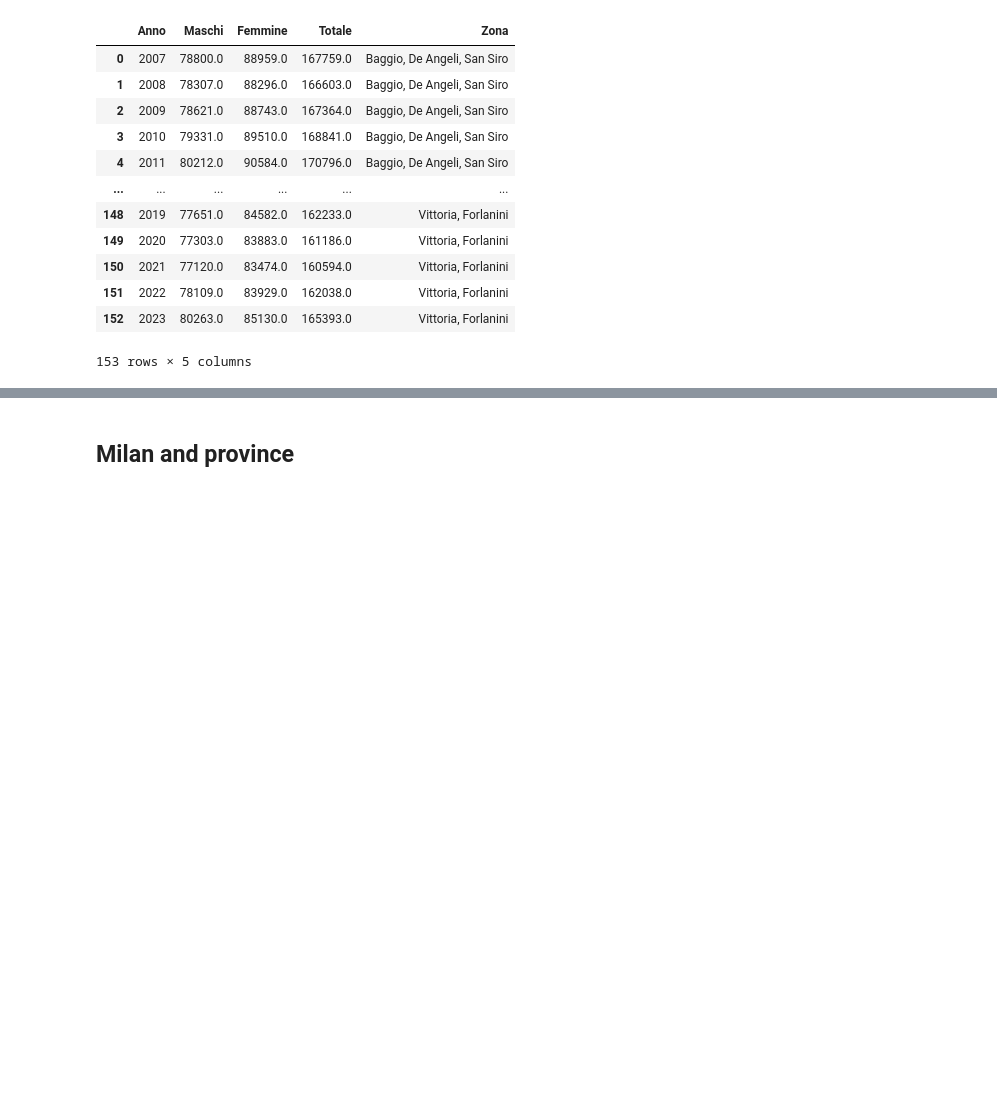
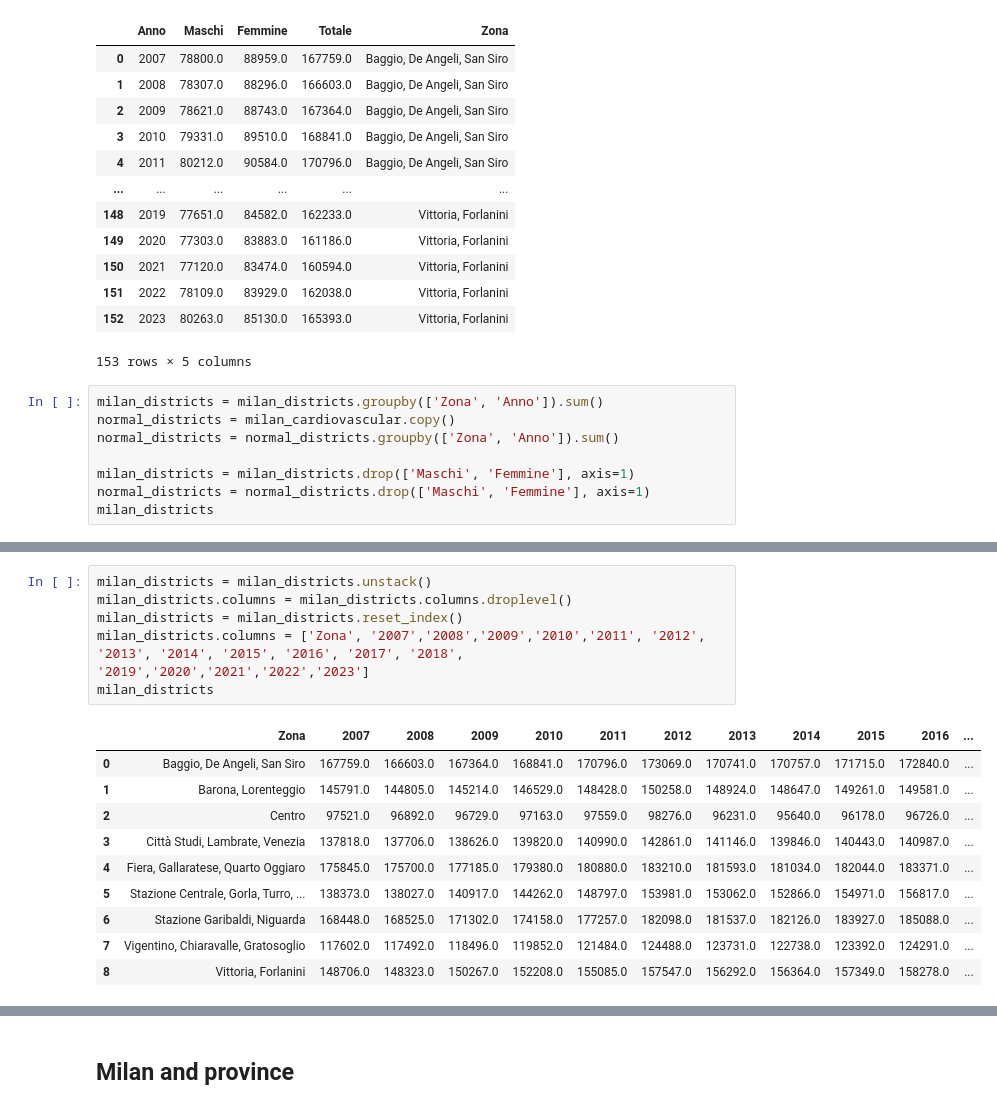
Before and after one commit to LGpolimi/HHE_DSLAB_project_AA2324, a Jupyter notebook: health_data/cardiovascular/Cardiovascular diseases/cardio.ipynb, the cells around one changed output, grey strips where cells are left out. Saved outputs shown, nothing was run; the diff lists cells and outputs as text; blank space fills up the shorter version.

```diff
--- a/health_data/cardiovascular/Cardiovascular diseases/cardio.ipynb
+++ b/health_data/cardiovascular/Cardiovascular diseases/cardio.ipynb
@@ -105,3 +105,11 @@ milan_districts
 | 151 | 2022 | 78109.0 | 83929.0 | 162038.0 | Vittoria, Forlanini |
 | 152 | 2023 | 80263.0 | 85130.0 | 165393.0 | Vittoria, Forlanini |
 153 rows × 5 columns
+# %%
+milan_districts = milan_districts.groupby(['Zona', 'Anno']).sum()
+normal_districts = milan_cardiovascular.copy()
+normal_districts = normal_districts.groupby(['Zona', 'Anno']).sum()
+
+milan_districts = milan_districts.drop(['Maschi', 'Femmine'], axis=1)
+normal_districts = normal_districts.drop(['Maschi', 'Femmine'], axis=1)
+milan_districts
@@ -107,0 +148,17 @@ milan_districts
+# %%
+milan_districts = milan_districts.unstack()
+milan_districts.columns = milan_districts.columns.droplevel()
+milan_districts = milan_districts.reset_index()
+milan_districts.columns = ['Zona', '2007','2008','2009','2010','2011', '2012', '2013', '2014', '2015', '2016', '2017', '2018', '2019','2020','2021','2022','2023']
+milan_districts
+# %% [output]
+|  | Zona | 2007 | 2008 | 2009 | 2010 | 2011 | 2012 | 2013 | 2014 | 2015 | 2016 | ... |
+| 0 | Baggio, De Angeli, San Siro | 167759.0 | 166603.0 | 167364.0 | 168841.0 | 170796.0 | 173069.0 | 170741.0 | 170757.0 | 171715.0 | 172840.0 | ... |
+| 1 | Barona, Lorenteggio | 145791.0 | 144805.0 | 145214.0 | 146529.0 | 148428.0 | 150258.0 | 148924.0 | 148647.0 | 149261.0 | 149581.0 | ... |
+| 2 | Centro | 97521.0 | 96892.0 | 96729.0 | 97163.0 | 97559.0 | 98276.0 | 96231.0 | 95640.0 | 96178.0 | 96726.0 | ... |
+| 3 | Città Studi, Lambrate, Venezia | 137818.0 | 137706.0 | 138626.0 | 139820.0 | 140990.0 | 142861.0 | 141146.0 | 139846.0 | 140443.0 | 140987.0 | ... |
+| 4 | Fiera, Gallaratese, Quarto Oggiaro | 175845.0 | 175700.0 | 177185.0 | 179380.0 | 180880.0 | 183210.0 | 181593.0 | 181034.0 | 182044.0 | 183371.0 | ... |
+| 5 | Stazione Centrale, Gorla, Turro, ... | 138373.0 | 138027.0 | 140917.0 | 144262.0 | 148797.0 | 153981.0 | 153062.0 | 152866.0 | 154971.0 | 156817.0 | ... |
+| 6 | Stazione Garibaldi, Niguarda | 168448.0 | 168525.0 | 171302.0 | 174158.0 | 177257.0 | 182098.0 | 181537.0 | 182126.0 | 183927.0 | 185088.0 | ... |
+| 7 | Vigentino, Chiaravalle, Gratosoglio | 117602.0 | 117492.0 | 118496.0 | 119852.0 | 121484.0 | 124488.0 | 123731.0 | 122738.0 | 123392.0 | 124291.0 | ... |
+| 8 | Vittoria, Forlanini | 148706.0 | 148323.0 | 150267.0 | 152208.0 | 155085.0 | 157547.0 | 156292.0 | 156364.0 | 157349.0 | 158278.0 | ... |
```
Also changed, not shown: parts of 16 cells of this notebook, 1 other file.
